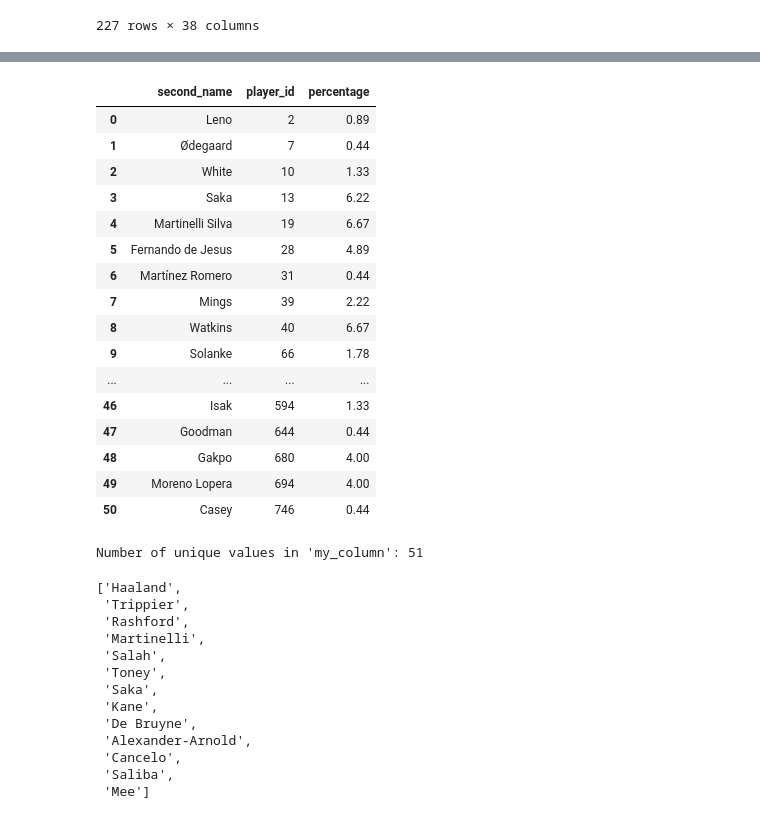
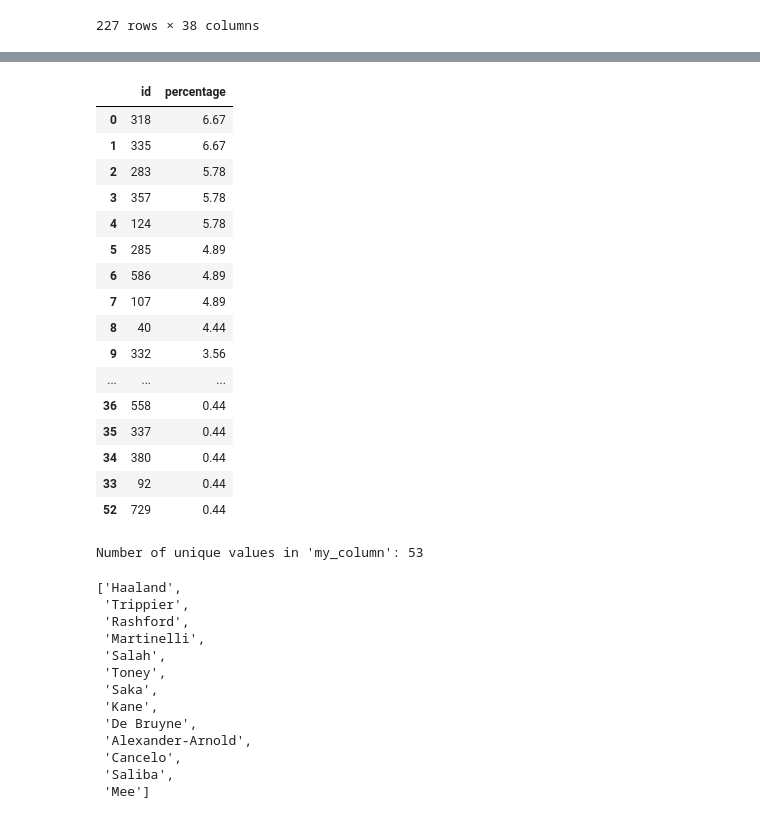
Before and after one commit to Dofften/FPL-Oort, a Jupyter notebook: trial.ipynb, the cells around one changed output, grey strips where cells are left out. Drawn from its saved outputs; the diff is of its cells as text; code cells hidden in the pictures.

```diff
--- a/trial.ipynb
+++ b/trial.ipynb
@@ -209,42 +209,42 @@ gw34.head(20)
 # %%
 # assuming the original dataframe is named 'df'
-new_df = pd.DataFrame(columns=['second_name', 'player_id', 'percentage'])
+new_df = pd.DataFrame(columns=['id', 'percentage'])
 
-grouped = gw32.groupby('player_id')
-total_count = len(gw32)
+grouped = gw34.groupby('id')
+total_count = len(gw34)
 
 for name, group in grouped:
     count = len(group)
-    percentage = round(count / total_count * 100, 2)
-    second_name = group.iloc[0]['second_name']
-    new_row = {'second_name': second_name, 'player_id': name, 'percentage': percentage}
+    percentage = round((count / total_count)* 100, 2)
+    new_row = {'id': name, 'percentage': percentage}
     new_df = pd.concat([new_df, pd.DataFrame([new_row])], ignore_index=True)
+    new_df = new_df.sort_values('percentage', ascending=False)
 
 new_df
 # %% [output]
-|  | second_name | player_id | percentage |
-| 0 | Leno | 2 | 0.89 |
-| 1 | Ødegaard | 7 | 0.44 |
-| 2 | White | 10 | 1.33 |
-| 3 | Saka | 13 | 6.22 |
-| 4 | Martinelli Silva | 19 | 6.67 |
-| 5 | Fernando de Jesus | 28 | 4.89 |
-| 6 | Martínez Romero | 31 | 0.44 |
-| 7 | Mings | 39 | 2.22 |
-| 8 | Watkins | 40 | 6.67 |
-| 9 | Solanke | 66 | 1.78 |
-| ... | ... | ... | ... |
-| 46 | Isak | 594 | 1.33 |
-| 47 | Goodman | 644 | 0.44 |
-| 48 | Gakpo | 680 | 4.00 |
-| 49 | Moreno Lopera | 694 | 4.00 |
-| 50 | Casey | 746 | 0.44 |
+|  | id | percentage |
+| 0 | 318 | 6.67 |
+| 1 | 335 | 6.67 |
+| 2 | 283 | 5.78 |
+| 3 | 357 | 5.78 |
+| 4 | 124 | 5.78 |
+| 5 | 285 | 4.89 |
+| 6 | 586 | 4.89 |
+| 7 | 107 | 4.89 |
+| 8 | 40 | 4.44 |
+| 9 | 332 | 3.56 |
+| ... | ... | ... |
+| 36 | 558 | 0.44 |
+| 35 | 337 | 0.44 |
+| 34 | 380 | 0.44 |
+| 33 | 92 | 0.44 |
+| 52 | 729 | 0.44 |
 # %%
-num_unique_values = gw32['player_id'].nunique()
+num_unique_values = gw34['id'].nunique()
 
 print("Number of unique values in 'my_column':", num_unique_values)
 # %% [output]
-Number of unique values in 'my_column': 51
+Number of unique values in 'my_column': 53
 # %%
 from collections import defaultdict
 import requests
```
Also changed, not shown: parts of 11 cells of this notebook.
